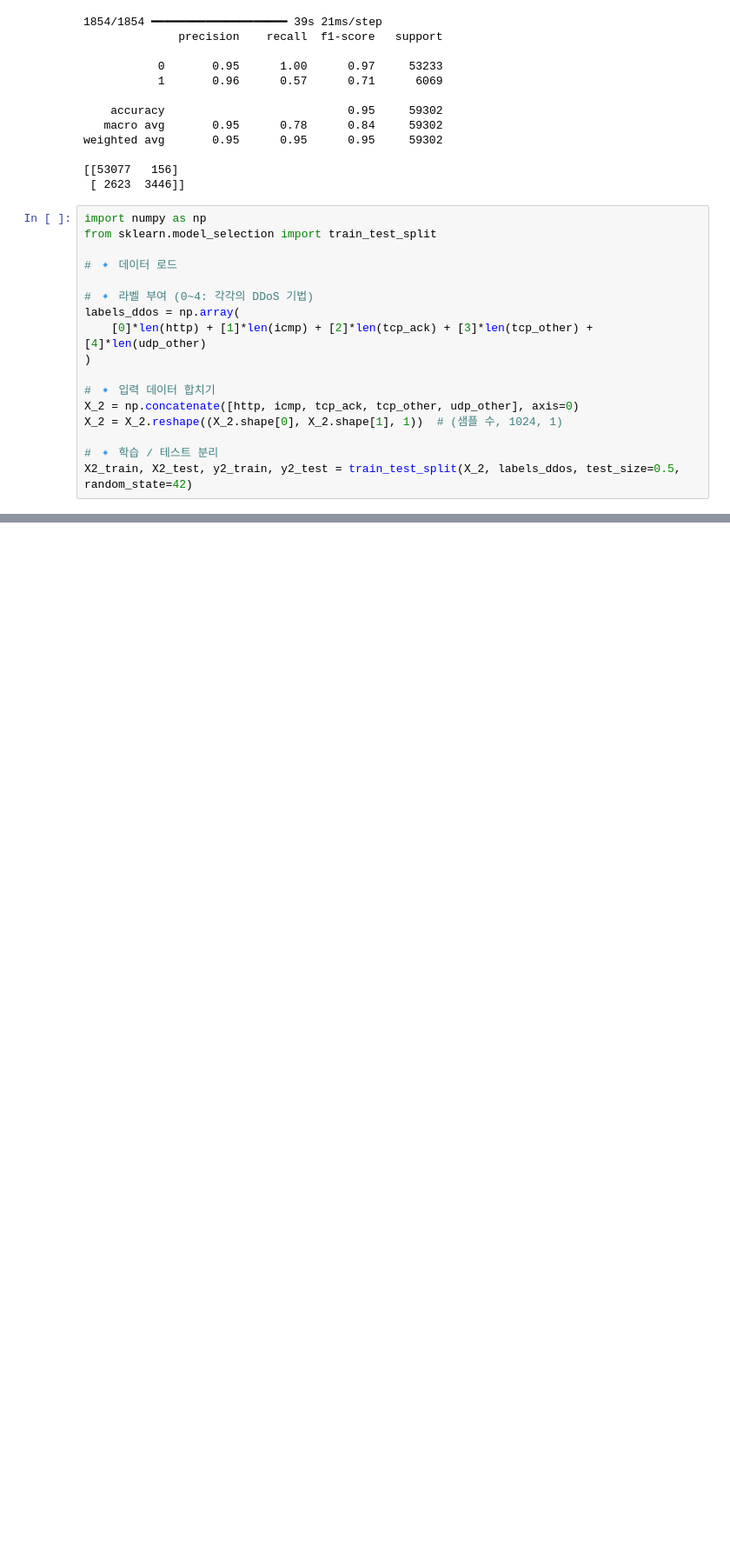
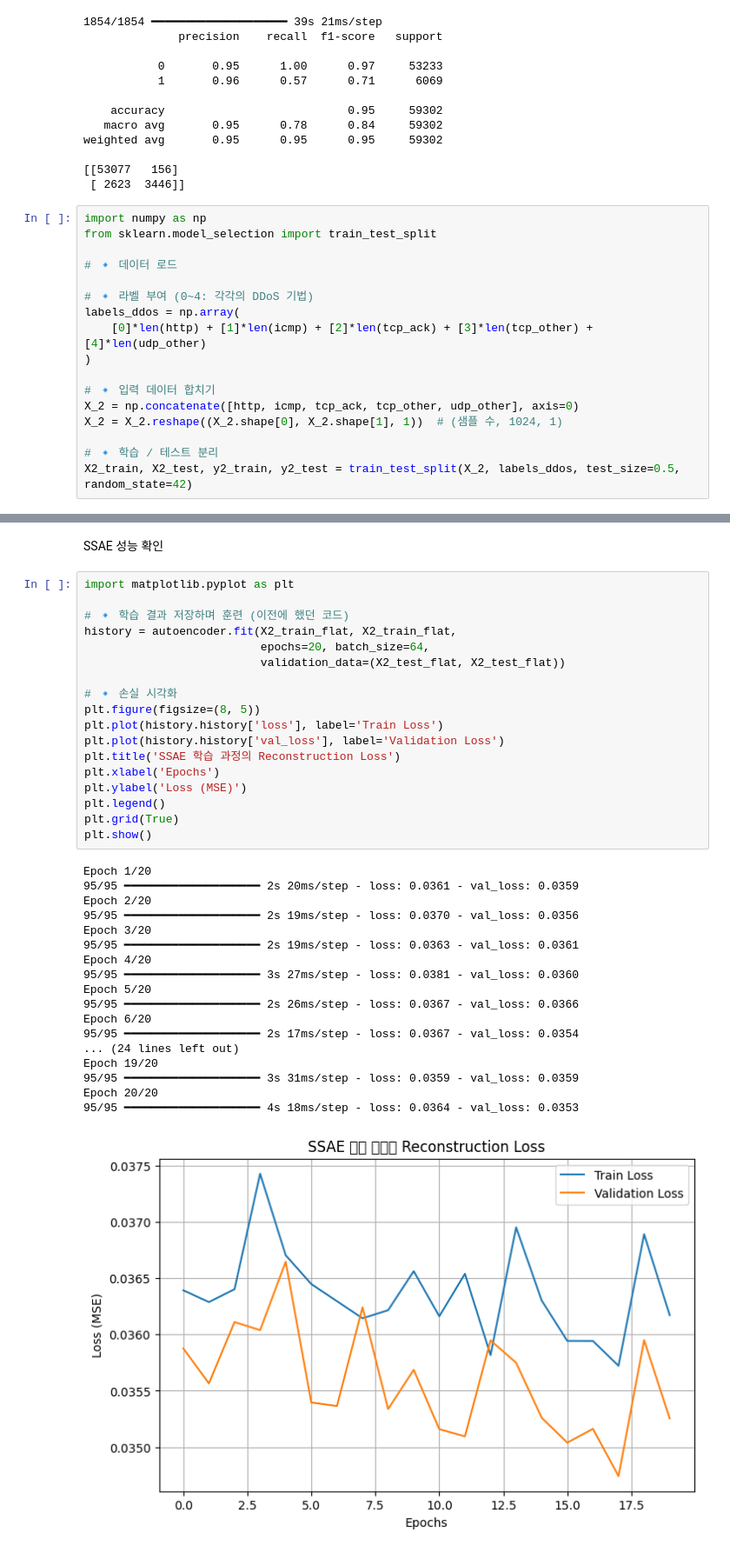
Before and after one commit to 8sheeta8/2025_Capstone_DDoS-Botnet, a Jupyter notebook: DDoS.ipynb, the cells around one changed output, grey strips where cells are left out. Shown at 87% size. Cells and saved outputs as stored; diff of their text form; blank space fills up the shorter version.

Commit message:
DDoS 2단계 모델 - SSAE 적용 - 성능 50% / 폐기

```diff
--- a/DDoS.ipynb
+++ b/DDoS.ipynb
@@ -182,2 +241,41 @@ X2_train, X2_test, y2_train, y2_test = train_test_split(X_2, labels_ddos, test_s
+# %% [markdown]
+SSAE 성능 확인
+# %%
+import matplotlib.pyplot as plt
+
+# 🔹 학습 결과 저장하며 훈련 (이전에 했던 코드)
+history = autoencoder.fit(X2_train_flat, X2_train_flat,
+                          epochs=20, batch_size=64,
+                          validation_data=(X2_test_flat, X2_test_flat))
+
+# 🔹 손실 시각화
+plt.figure(figsize=(8, 5))
+plt.plot(history.history['loss'], label='Train Loss')
+plt.plot(history.history['val_loss'], label='Validation Loss')
+plt.title('SSAE 학습 과정의 Reconstruction Loss')
+plt.xlabel('Epochs')
+plt.ylabel('Loss (MSE)')
+plt.legend()
+plt.grid(True)
+plt.show()
+# %% [output]
+Epoch 1/20
+95/95 ━━━━━━━━━━━━━━━━━━━━ 2s 20ms/step - loss: 0.0361 - val_loss: 0.0359
+Epoch 2/20
+95/95 ━━━━━━━━━━━━━━━━━━━━ 2s 19ms/step - loss: 0.0370 - val_loss: 0.0356
+Epoch 3/20
+95/95 ━━━━━━━━━━━━━━━━━━━━ 2s 19ms/step - loss: 0.0363 - val_loss: 0.0361
+Epoch 4/20
+95/95 ━━━━━━━━━━━━━━━━━━━━ 3s 27ms/step - loss: 0.0381 - val_loss: 0.0360
+Epoch 5/20
+95/95 ━━━━━━━━━━━━━━━━━━━━ 2s 26ms/step - loss: 0.0367 - val_loss: 0.0366
+Epoch 6/20
+95/95 ━━━━━━━━━━━━━━━━━━━━ 2s 17ms/step - loss: 0.0367 - val_loss: 0.0354
+... (24 lines left out)
+Epoch 19/20
+95/95 ━━━━━━━━━━━━━━━━━━━━ 3s 31ms/step - loss: 0.0359 - val_loss: 0.0359
+Epoch 20/20
+95/95 ━━━━━━━━━━━━━━━━━━━━ 4s 18ms/step - loss: 0.0364 - val_loss: 0.0353
+[figure, added]
 # %%
 from tensorflow.keras.models import Sequential
```
Also changed, not shown: parts of 3 cells of this notebook.
